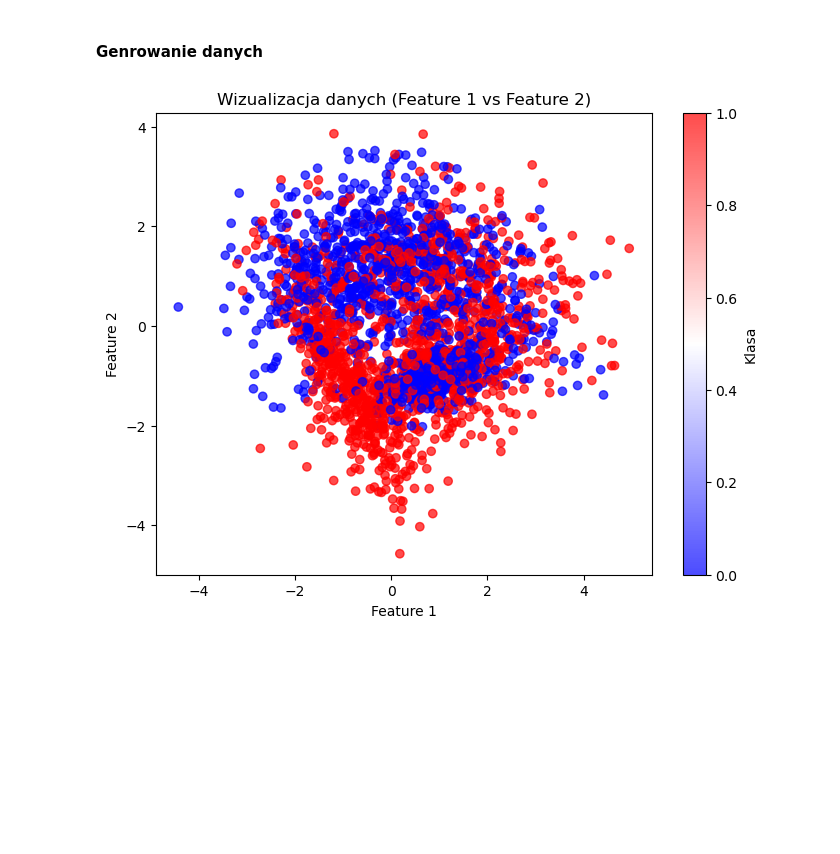
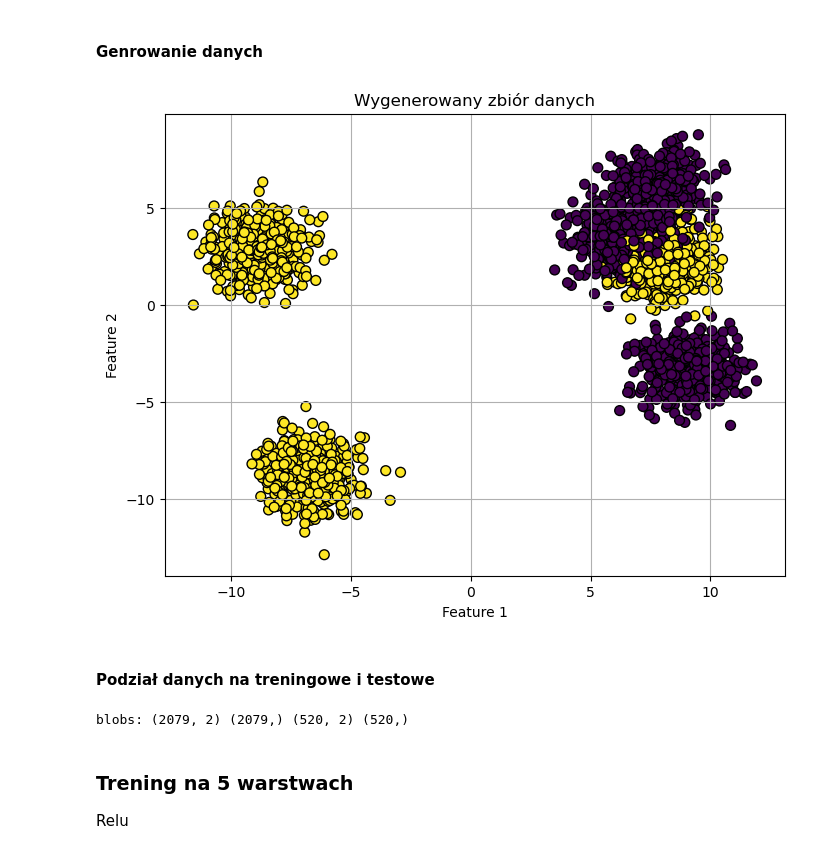
Before and after one commit to Lecrut/ai-ml_studies, a Jupyter notebook: pum/8_259199_Filip_Lecrut.ipynb, the cells around one changed output. Saved outputs shown, nothing was run; the diff lists cells and outputs as text; code cells hidden in the pictures; blank space fills up the shorter version.

```diff
--- a/pum/8_259199_Filip_Lecrut.ipynb
+++ b/pum/8_259199_Filip_Lecrut.ipynb
@@ -92,33 +142,35 @@ class NeuralNet:
 # %%
 my_index = 259199
 my_n_samples = int(str(my_index)[0]+ str(my_index)[1] + str(my_index)[-2] + str(my_index)[-1])
 
-X, y = make_classification(
+n_features = 2
+n_classes = 2
+n_clusters_per_class = 3
+
+X_blobs, y_blobs = make_blobs(
     n_samples=my_n_samples,
-    n_features=3,
-    n_informative=3,
-    n_redundant=0,
-    n_classes=2,
-    n_clusters_per_class=3,
+    centers=n_classes * n_clusters_per_class,
+    n_features=n_features,
     random_state=my_index
 )
-y = y.reshape(-1, 1)
-enc = OneHotEncoder(sparse=False)
-y_onehot = enc.fit_transform(y)
 
-X_train, X_test, y_train, y_test = train_test_split(X, y_onehot, test_size=0.2, random_state=42)
-scaler = StandardScaler()
-X_train = scaler.fit_transform(X_train)
-X_test = scaler.transform(X_test)
+y_blobs = y_blobs % n_classes
 
-
-plt.figure(figsize=(8, 6))
-plt.scatter(X[:, 0], X[:, 1], c=y.ravel(), cmap='bwr', alpha=0.7)
-plt.xlabel('Feature 1')
-plt.ylabel('Feature 2')
-plt.title('Wizualizacja danych (Feature 1 vs Feature 2)')
-plt.colorbar(label='Klasa')
-plt.show()
+plot_dataset(X_blobs, y_blobs, title="Wygenerowany zbiór danych")
 # %% [output]
-[figure, old version]
+[figure, new version]
+# %% [markdown]
+#### Podział danych na treningowe i testowe
+# %%
+X_blobs_train, X_blobs_test, y_blobs_train, y_blobs_test = train_test_split(
+    X_blobs, y_blobs, test_size=0.2, random_state=my_index
+)
+
+print("blobs:", X_blobs_train.shape, y_blobs_train.shape, X_blobs_test.shape, y_blobs_test.shape)
+# %% [output]
+blobs: (2079, 2) (2079,) (520, 2) (520,)
+# %% [markdown]
+### Trening na 5 warstwach
+
+Relu
 # %%
```
Also changed, not shown: parts of 8 cells of this notebook.
